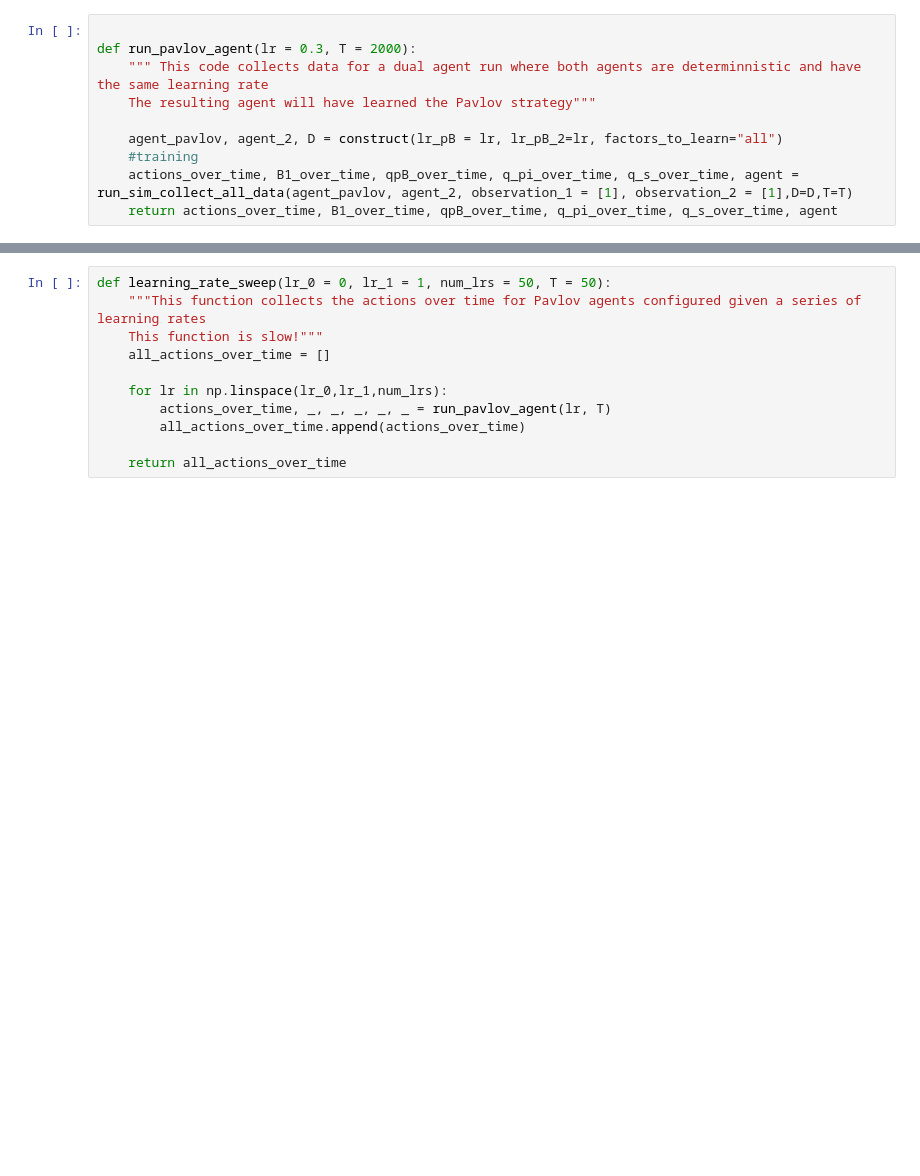
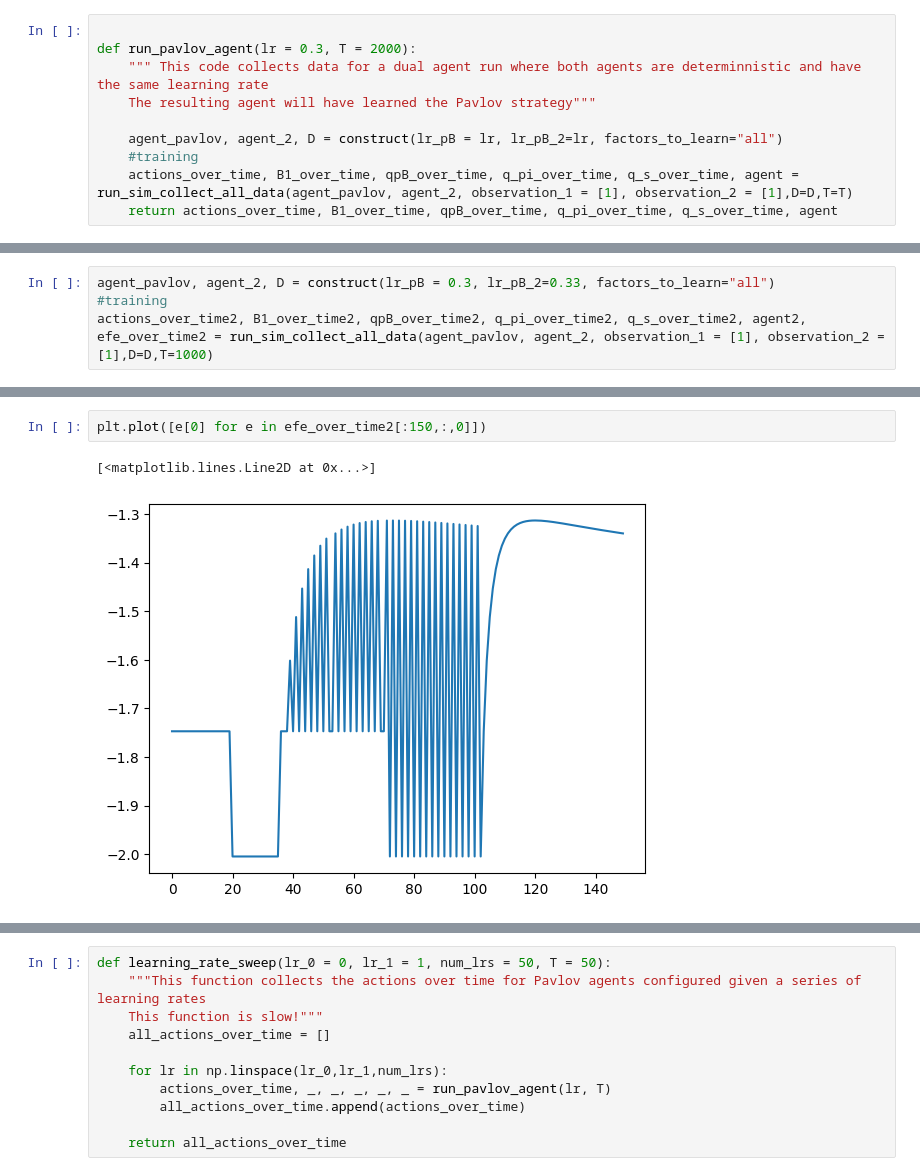
Before and after one commit to daphnedemekas/network-actinf, a Jupyter notebook: prisoners_dilemma/dual_agent_results/final_results.ipynb, the cells around one changed output, grey strips where cells are left out. Saved outputs shown, nothing was run; the diff lists cells and outputs as text; blank space fills up the shorter version.

```diff
--- a/prisoners_dilemma/dual_agent_results/final_results.ipynb
+++ b/prisoners_dilemma/dual_agent_results/final_results.ipynb
@@ -45,0 +77,4 @@ def run_pavlov_agent(lr = 0.3, T = 2000):
+# %%
+agent_pavlov, agent_2, D = construct(lr_pB = 0.3, lr_pB_2=0.33, factors_to_learn="all")
+#training
+actions_over_time2, B1_over_time2, qpB_over_time2, q_pi_over_time2, q_s_over_time2, agent2, efe_over_time2 = run_sim_collect_all_data(agent_pavlov, agent_2, observation_1 = [1], observation_2 = [1],D=D,T=1000)
@@ -45,0 +91,5 @@ def run_pavlov_agent(lr = 0.3, T = 2000):
+# %%
+plt.plot([e[0] for e in efe_over_time2[:150,:,0]])
+# %% [output]
+[<matplotlib.lines.Line2D at 0x...>]
+[figure, added]
```
Also changed, not shown: parts of 39 cells of this notebook, 2 other files.
